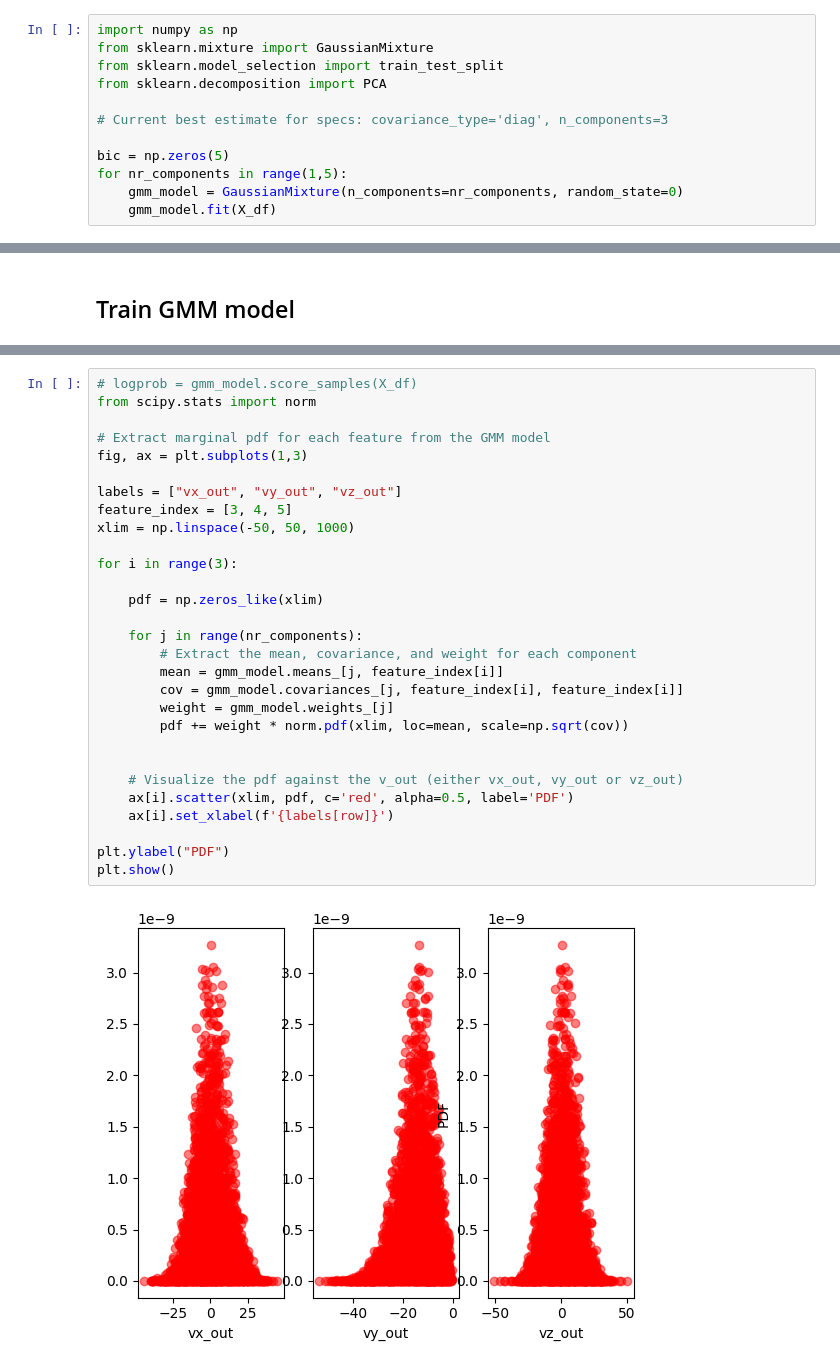
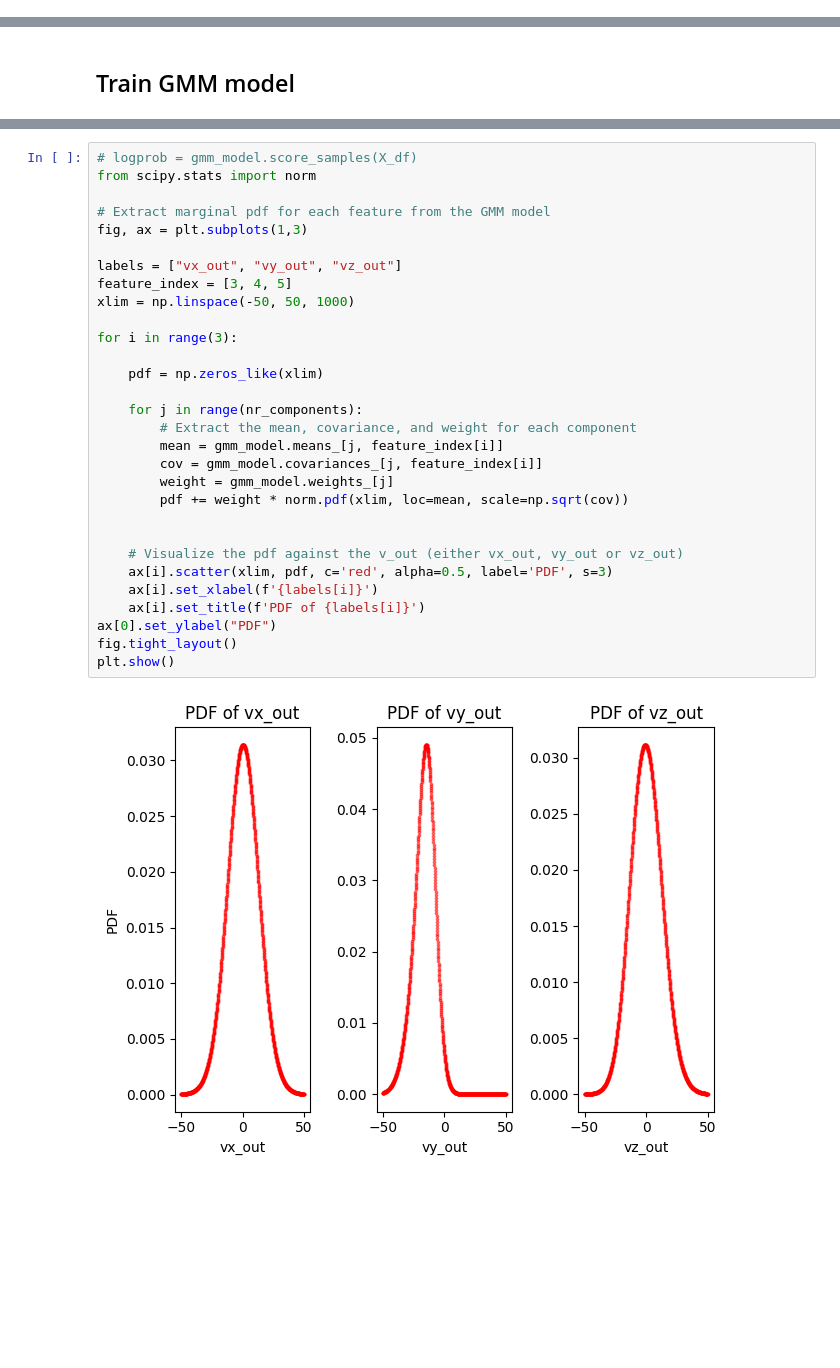
Before and after one commit to QuintenTijn/4AI000_Heat_and_flow, a Jupyter notebook: Materials_for_ML_assigment_2025/GMM_testing_notebook.ipynb, the cells around one changed output, grey strips where cells are left out. Saved outputs shown, nothing was run; the diff lists cells and outputs as text; blank space fills up the shorter version.

Commit message:
Improve graphs

```diff
--- a/Materials_for_ML_assigment_2025/GMM_testing_notebook.ipynb
+++ b/Materials_for_ML_assigment_2025/GMM_testing_notebook.ipynb
@@ -215,16 +236,4 @@ X_df
 # %% [markdown]
 ### Decide on model parameters
-# %%
-import numpy as np
-from sklearn.mixture import GaussianMixture
-from sklearn.model_selection import train_test_split
-from sklearn.decomposition import PCA
-
-# Current best estimate for specs: covariance_type='diag', n_components=3
-
-bic = np.zeros(5)
-for nr_components in range(1,5):
-    gmm_model = GaussianMixture(n_components=nr_components, random_state=0)
-    gmm_model.fit(X_df)
 # %%
 from sklearn.model_selection import GridSearchCV
@@ -278,31 +274,32 @@ plt.show()
 # %%
 # logprob = gmm_model.score_samples(X_df)
 from scipy.stats import norm
 
 # Extract marginal pdf for each feature from the GMM model
 fig, ax = plt.subplots(1,3)
 
 labels = ["vx_out", "vy_out", "vz_out"]
 feature_index = [3, 4, 5]
 xlim = np.linspace(-50, 50, 1000)
 
 for i in range(3):
 
     pdf = np.zeros_like(xlim)
 
     for j in range(nr_components):
         # Extract the mean, covariance, and weight for each component
         mean = gmm_model.means_[j, feature_index[i]]
-        cov = gmm_model.covariances_[j, feature_index[i], feature_index[i]]
+        cov = gmm_model.covariances_[j, feature_index[i]]
         weight = gmm_model.weights_[j]
         pdf += weight * norm.pdf(xlim, loc=mean, scale=np.sqrt(cov))
 
 
     # Visualize the pdf against the v_out (either vx_out, vy_out or vz_out)
-    ax[i].scatter(xlim, pdf, c='red', alpha=0.5, label='PDF')
-    ax[i].set_xlabel(f'{labels[row]}')
-
-plt.ylabel("PDF")
+    ax[i].scatter(xlim, pdf, c='red', alpha=0.5, label='PDF', s=3)
+    ax[i].set_xlabel(f'{labels[i]}')
+    ax[i].set_title(f'PDF of {labels[i]}')
+ax[0].set_ylabel("PDF")
+fig.tight_layout()
 plt.show()
 # %% [output]
-[figure, old version]
+[figure, new version]
```
Also changed, not shown: parts of 7 cells of this notebook.
